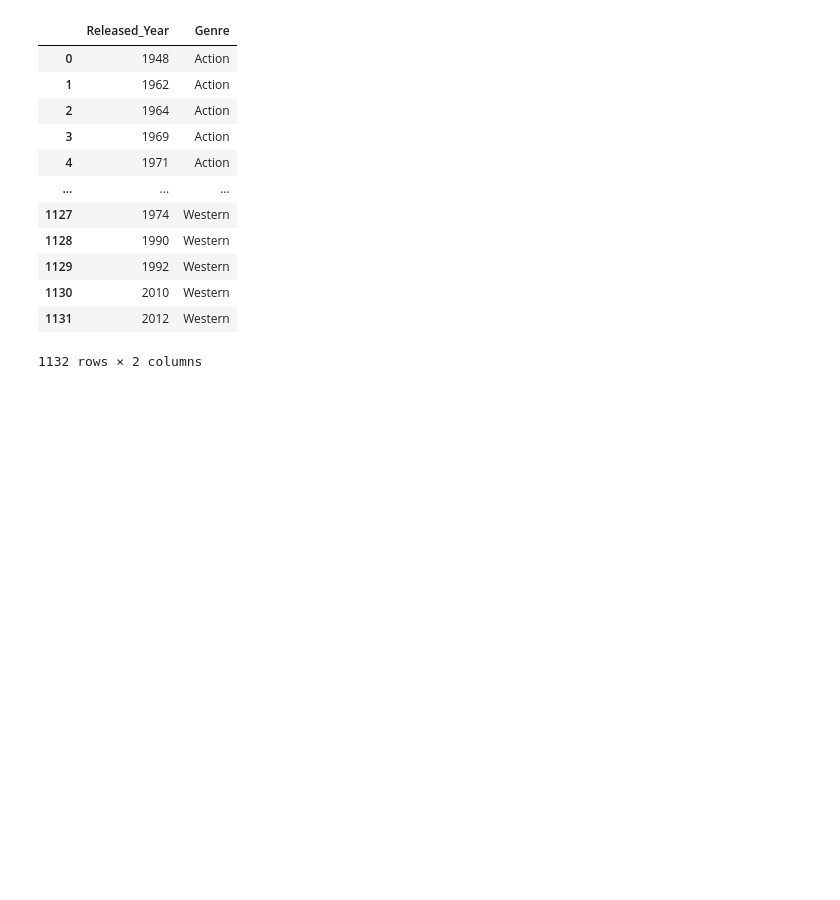
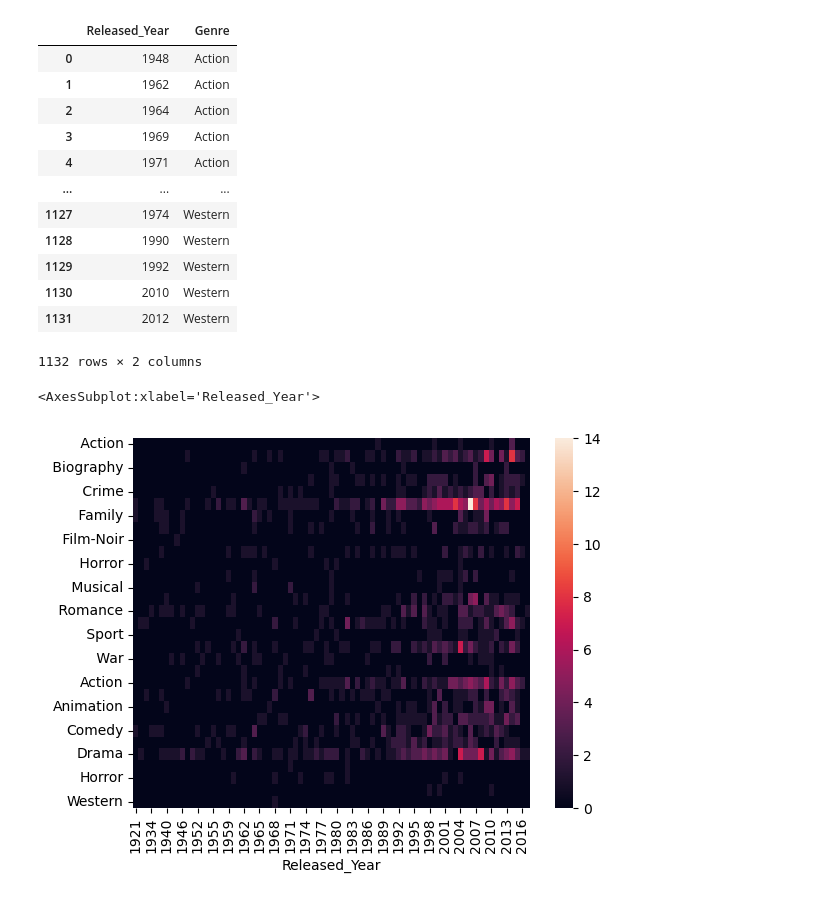
Before and after one commit to cindyhelloworld/iv-project, a Jupyter notebook: hot_encoding.ipynb, the cells around one changed output. Cells and saved outputs as stored; diff of their text form; code cells hidden in the pictures; blank space fills up the shorter version.

```diff
--- a/hot_encoding.ipynb
+++ b/hot_encoding.ipynb
@@ -173,3 +173,9 @@ df_final
 1132 rows × 2 columns
 # %%
 df_final.to_csv("data/genre_use.csv")
+# %%
+import seaborn as sns
+sns.heatmap(df_group.transpose())
+# %% [output]
+<AxesSubplot:xlabel='Released_Year'>
+[figure, added]
```
Also changed, not shown: 1 other file.
